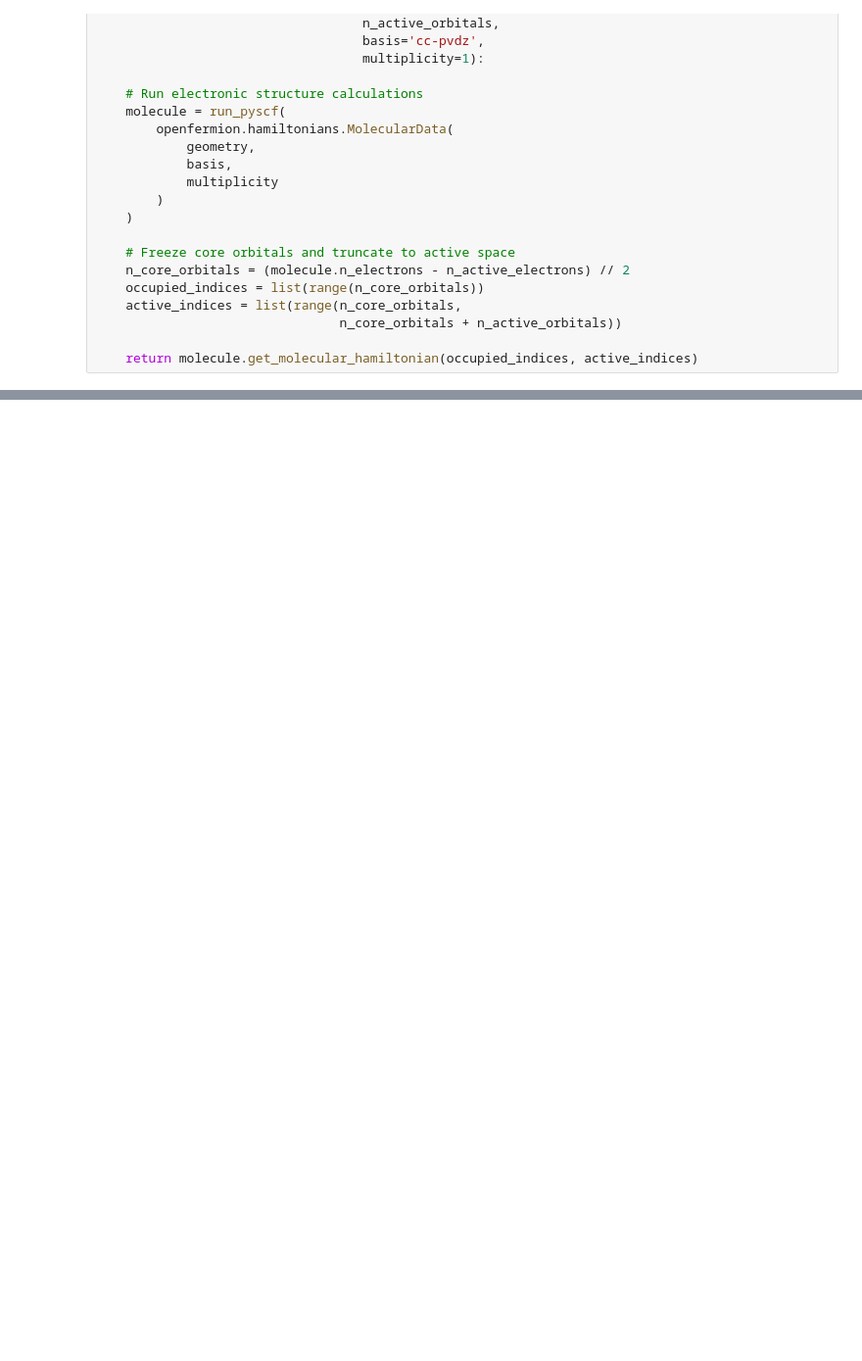
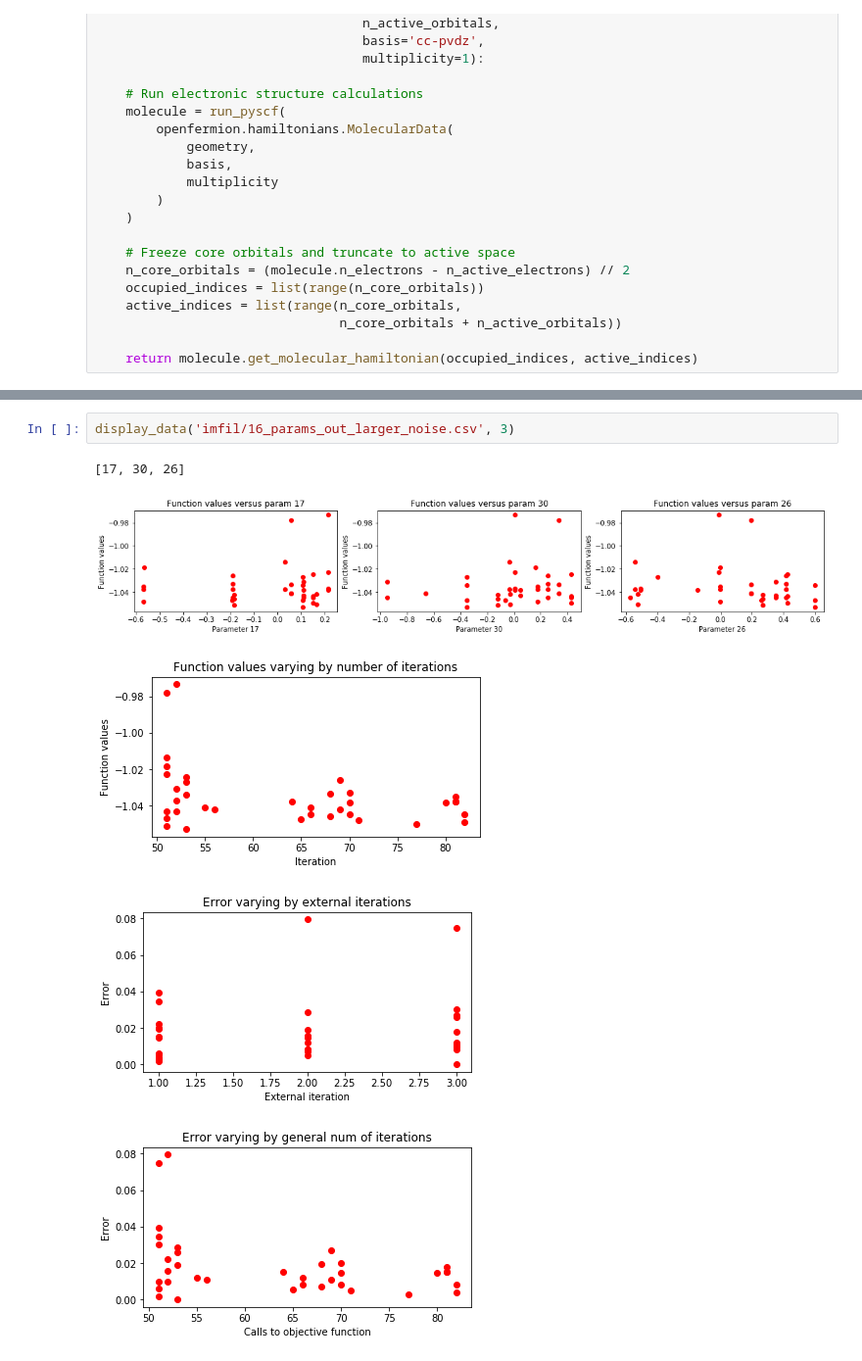
Before and after one commit to ana-tudor/Circuit_Notebooks, a Jupyter notebook: ipy_notebooks/test_16parameters_imfil.ipynb, the cells around one changed output, grey strips where cells are left out. Shown at 98% size. Drawn from its saved outputs; the diff is of its cells as text; blank space fills up the shorter version.

```diff
--- a/ipy_notebooks/test_16parameters_imfil.ipynb
+++ b/ipy_notebooks/test_16parameters_imfil.ipynb
@@ -263,0 +323,8 @@ display_data('imfil/16_params_out.csv', 3)
+# %%
+display_data('imfil/16_params_out_larger_noise.csv', 3)
+# %% [output]
+[17, 30, 26]
+[figure, added]
+[figure, added]
+[figure, added]
+[figure, added]
```
Also changed, not shown: parts of 6 cells of this notebook, 2 other files.
